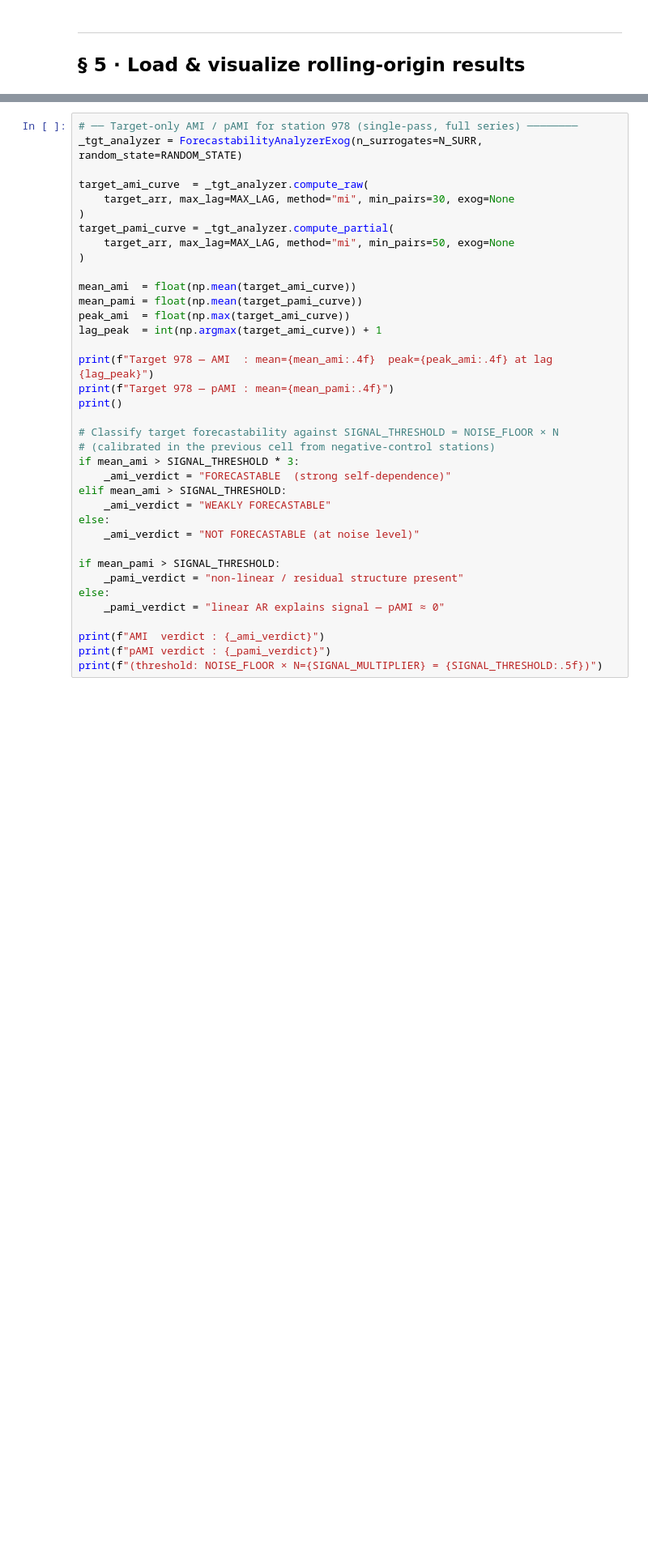
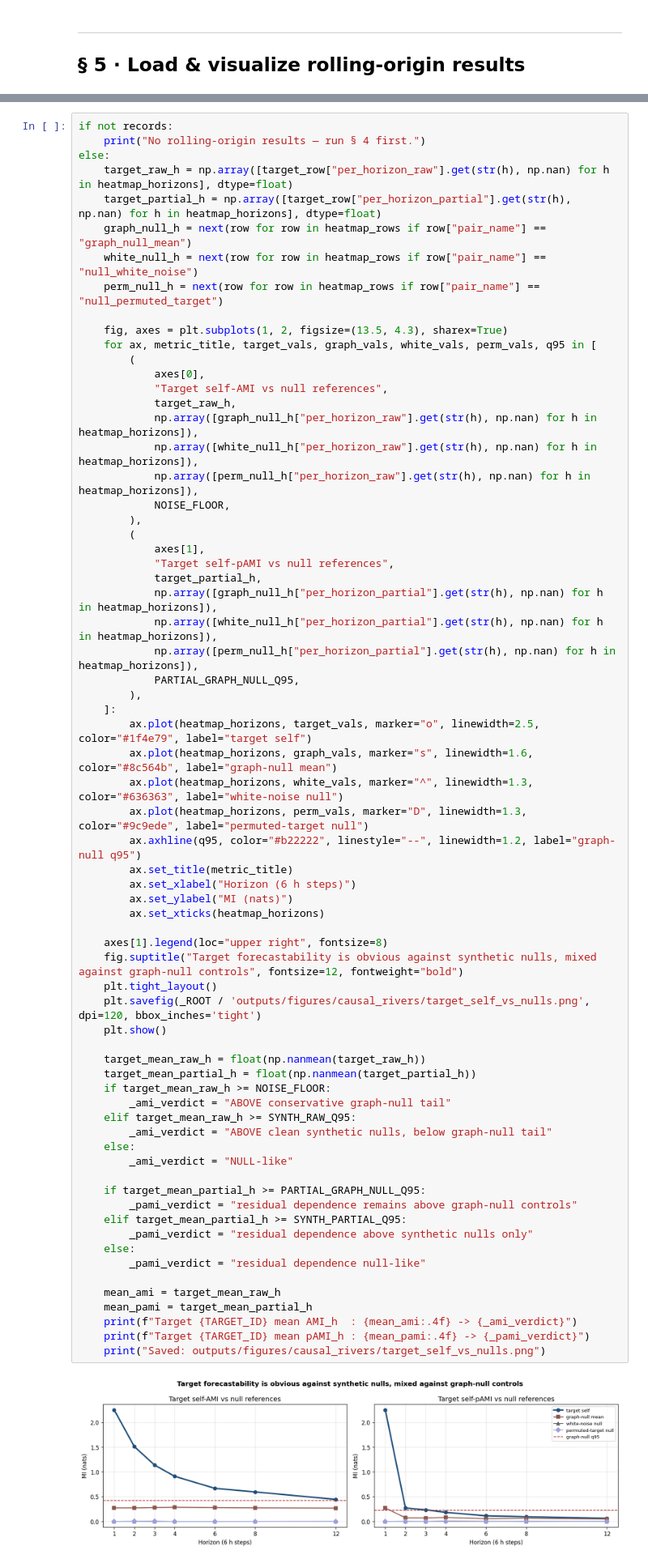
Before and after one commit to AdamKrysztopa/dependence-forecastability, a Jupyter notebook: notebooks/03_causal_rivers.ipynb, the cells around one changed output, grey strips where cells are left out. Shown at 81% size. Cells and saved outputs as stored; diff of their text form; blank space fills up the shorter version.

```diff
--- a/notebooks/03_causal_rivers.ipynb
+++ b/notebooks/03_causal_rivers.ipynb
@@ -711,38 +921,70 @@ Negative-control CrossAMI distribution  [rolling-origin (§ 4)]
 # %%
-# ── Target-only AMI / pAMI for station 978 (single-pass, full series) ────────
-_tgt_analyzer = ForecastabilityAnalyzerExog(n_surrogates=N_SURR, random_state=RANDOM_STATE)
+if not records:
+    print("No rolling-origin results — run § 4 first.")
+else:
+    target_raw_h = np.array([target_row["per_horizon_raw"].get(str(h), np.nan) for h in heatmap_horizons], dtype=float)
+    target_partial_h = np.array([target_row["per_horizon_partial"].get(str(h), np.nan) for h in heatmap_horizons], dtype=float)
+    graph_null_h = next(row for row in heatmap_rows if row["pair_name"] == "graph_null_mean")
+    white_null_h = next(row for row in heatmap_rows if row["pair_name"] == "null_white_noise")
+    perm_null_h = next(row for row in heatmap_rows if row["pair_name"] == "null_permuted_target")
 
-target_ami_curve  = _tgt_analyzer.compute_raw(
-    target_arr, max_lag=MAX_LAG, method="mi", min_pairs=30, exog=None
-)
-target_pami_curve = _tgt_analyzer.compute_partial(
-    target_arr, max_lag=MAX_LAG, method="mi", min_pairs=50, exog=None
-)
+    fig, axes = plt.subplots(1, 2, figsize=(13.5, 4.3), sharex=True)
+    for ax, metric_title, target_vals, graph_vals, white_vals, perm_vals, q95 in [
+        (
+            axes[0],
+            "Target self-AMI vs null references",
+            target_raw_h,
+            np.array([graph_null_h["per_horizon_raw"].get(str(h), np.nan) for h in heatmap_horizons]),
+            np.array([white_null_h["per_horizon_raw"].get(str(h), np.nan) for h in heatmap_horizons]),
+            np.array([perm_null_h["per_horizon_raw"].get(str(h), np.nan) for h in heatmap_horizons]),
+            NOISE_FLOOR,
+        ),
+        (
+            axes[1],
+            "Target self-pAMI vs null references",
+            target_partial_h,
+            np.array([graph_null_h["per_horizon_partial"].get(str(h), np.nan) for h in heatmap_horizons]),
+            np.array([white_null_h["per_horizon_partial"].get(str(h), np.nan) for h in heatmap_horizons]),
+            np.array([perm_null_h["per_horizon_partial"].get(str(h), np.nan) for h in heatmap_horizons]),
+            PARTIAL_GRAPH_NULL_Q95,
+        ),
+    ]:
+        ax.plot(heatmap_horizons, target_vals, marker="o", linewidth=2.5, color="#1f4e79", label="target self")
+        ax.plot(heatmap_horizons, graph_vals, marker="s", linewidth=1.6, color="#8c564b", label="graph-null mean")
+        ax.plot(heatmap_horizons, white_vals, marker="^", linewidth=1.3, color="#636363", label="white-noise null")
+        ax.plot(heatmap_horizons, perm_vals, marker="D", linewidth=1.3, color="#9c9ede", label="permuted-target null")
+        ax.axhline(q95, color="#b22222", linestyle="--", linewidth=1.2, label="graph-null q95")
+        ax.set_title(metric_title)
+        ax.set_xlabel("Horizon (6 h steps)")
+        ax.set_ylabel("MI (nats)")
+        ax.set_xticks(heatmap_horizons)
 
-mean_ami  = float(np.mean(target_ami_curve))
-mean_pami = float(np.mean(target_pami_curve))
-peak_ami  = float(np.max(target_ami_curve))
-lag_peak  = int(np.argmax(target_ami_curve)) + 1
+    axes[1].legend(loc="upper right", fontsize=8)
+    fig.suptitle("Target forecastability is obvious against synthetic nulls, mixed against graph-null controls", fontsize=12, fontweight="bold")
+    plt.tight_layout()
+    plt.savefig(_ROOT / 'outputs/figures/causal_rivers/target_self_vs_nulls.png', dpi=120, bbox_inches='tight')
+    plt.show()
 
-print(f"Target 978 — AMI  : mean={mean_ami:.4f}  peak={peak_ami:.4f} at lag {lag_peak}")
-print(f"Target 978 — pAMI : mean={mean_pami:.4f}")
-print()
+    target_mean_raw_h = float(np.nanmean(target_raw_h))
+    target_mean_partial_h = float(np.nanmean(target_partial_h))
+    if target_mean_raw_h >= NOISE_FLOOR:
+        _ami_verdict = "ABOVE conservative graph-null tail"
+    elif target_mean_raw_h >= SYNTH_RAW_Q95:
+        _ami_verdict = "ABOVE clean synthetic nulls, below graph-null tail"
+    else:
+        _ami_verdict = "NULL-like"
 
-# Classify target forecastability against SIGNAL_THRESHOLD = NOISE_FLOOR × N
-# (calibrated in the previous cell from negative-control stations)
-if mean_ami > SIGNAL_THRESHOLD * 3:
-    _ami_verdict = "FORECASTABLE  (strong self-dependence)"
-elif mean_ami > SIGNAL_THRESHOLD:
-    _ami_verdict = "WEAKLY FORECASTABLE"
-else:
-    _ami_verdict = "NOT FORECASTABLE (at noise level)"
+    if target_mean_partial_h >= PARTIAL_GRAPH_NULL_Q95:
+        _pami_verdict = "residual dependence remains above graph-null controls"
+    elif target_mean_partial_h >= SYNTH_PARTIAL_Q95:
+        _pami_verdict = "residual dependence above synthetic nulls only"
+    else:
+        _pami_verdict = "residual dependence null-like"
 
-if mean_pami > SIGNAL_THRESHOLD:
-    _pami_verdict = "non-linear / residual structure present"
-else:
-    _pami_verdict = "linear AR explains signal — pAMI ≈ 0"
-
-print(f"AMI  verdict : {_ami_verdict}")
-print(f"pAMI verdict : {_pami_verdict}")
-print(f"(threshold: NOISE_FLOOR × N={SIGNAL_MULTIPLIER} = {SIGNAL_THRESHOLD:.5f})")
+    mean_ami = target_mean_raw_h
+    mean_pami = target_mean_partial_h
+    print(f"Target {TARGET_ID} mean AMI_h  : {mean_ami:.4f} -> {_ami_verdict}")
+    print(f"Target {TARGET_ID} mean pAMI_h : {mean_pami:.4f} -> {_pami_verdict}")
+    print("Saved: outputs/figures/causal_rivers/target_self_vs_nulls.png")
 # %% [output]
+[figure, added]
```
Also changed, not shown: parts of 10 cells of this notebook, 4 other files.
